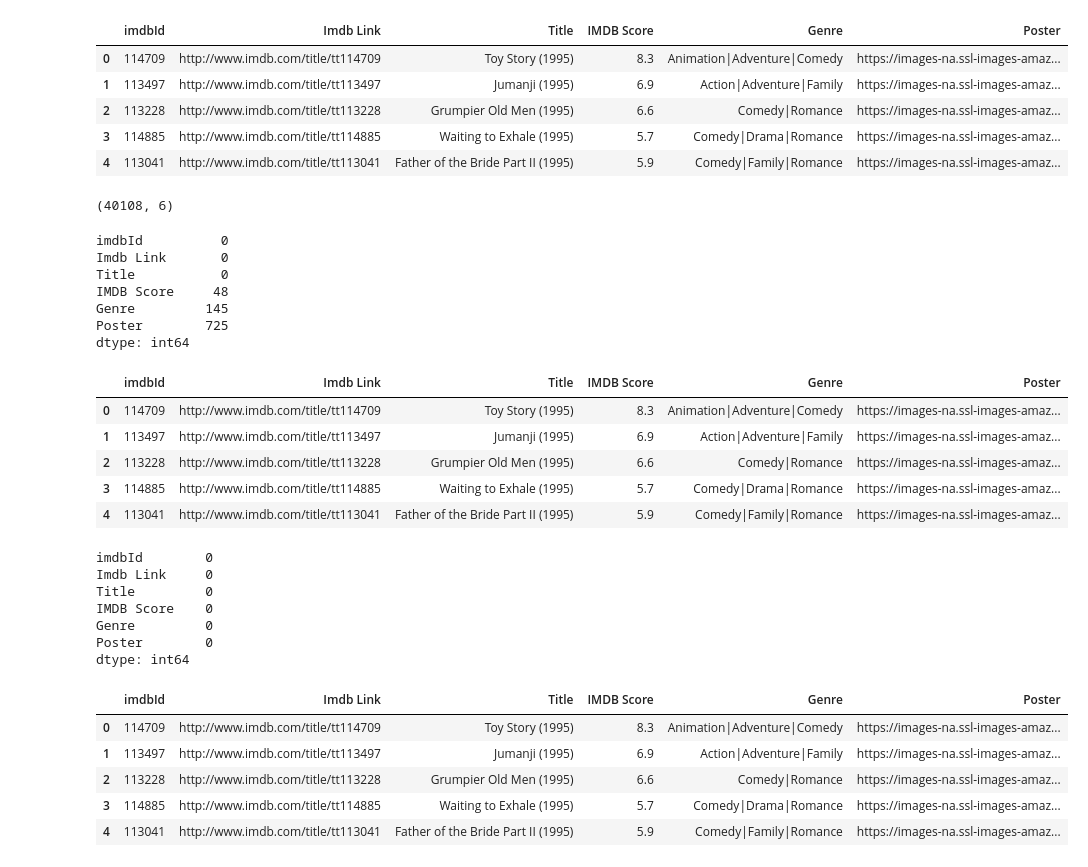
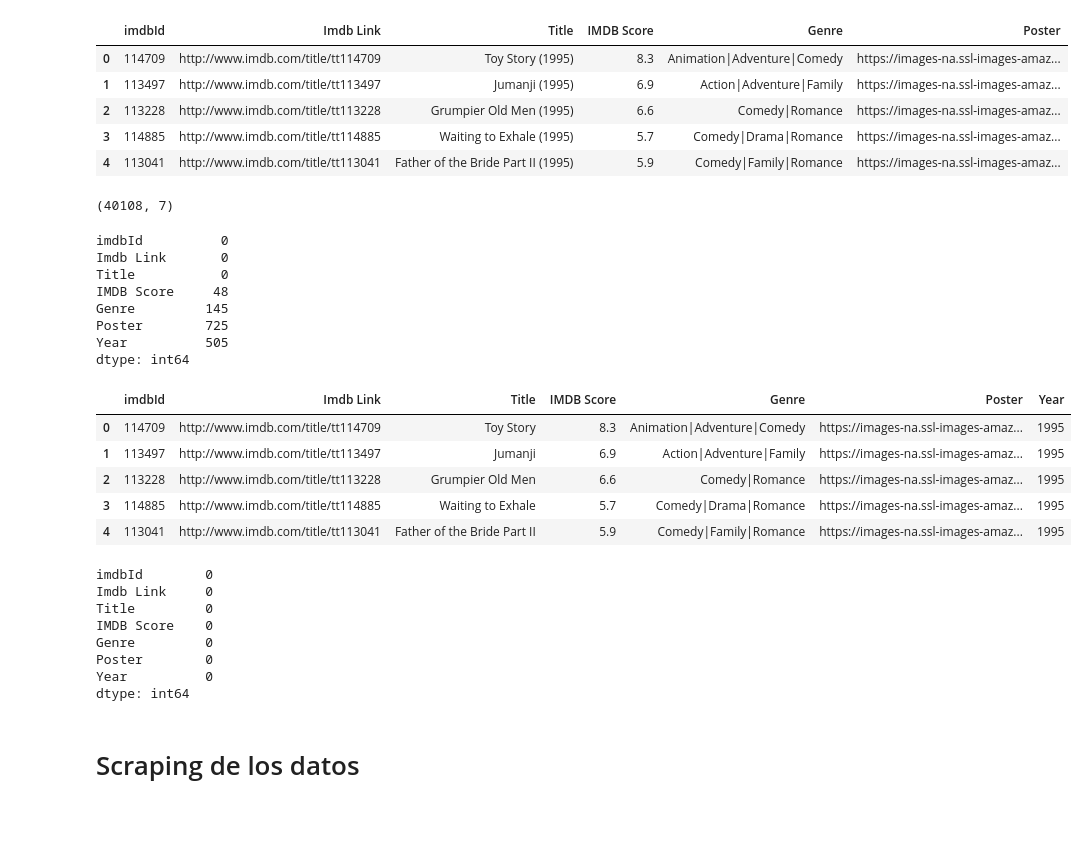
Before and after one commit to renzozuniga/MachineLearningTA, a Jupyter notebook: WebScraping-Test.ipynb, the cells around one changed output. Drawn from its saved outputs; the diff is of its cells as text; code cells hidden in the pictures; blank space fills up the shorter version.

Commit message:
Add image and bow dataset

```diff
--- a/WebScraping-Test.ipynb
+++ b/WebScraping-Test.ipynb
@@ -15,33 +16,50 @@ data.head()
 | 2 | 113228 | http://www.imdb.com/title/tt113228 | Grumpier Old Men (1995) | 6.6 | Comedy|Romance | https://images-na.ssl-images-amaz... |
 | 3 | 114885 | http://www.imdb.com/title/tt114885 | Waiting to Exhale (1995) | 5.7 | Comedy|Drama|Romance | https://images-na.ssl-images-amaz... |
 | 4 | 113041 | http://www.imdb.com/title/tt113041 | Father of the Bride Part II (1995) | 5.9 | Comedy|Family|Romance | https://images-na.ssl-images-amaz... |
+# %%
+# Se separa la informacion de Titulo y año
+titles = []
+years = []
+
+for title in data['Title']:
+    try:
+        years.append(re.findall(r'\((.*?)\)', title)[0])
+        titles.append(title[:-6].strip())
+    except:
+        years.append(None)
+        titles.append(title)
+
+data['Title'] = titles
+data['Year'] = years
 # %%
 print(data.shape)
 data.isnull().sum()
 # %% [output]
-(40108, 6)
+(40108, 7)
 imdbId          0
 Imdb Link       0
 Title           0
 IMDB Score     48
 Genre         145
 Poster        725
+Year          505
 dtype: int64
 # %%
 # Se remueven las peliculas que no cuentan con alguno de los datos especificados
 # Como la cantidad a eliminar es mucho menor a la cantidad total de los datos,
 # se considera que el resultado total no se ve afectado en gran medida.
 data = data.dropna(subset=["Genre"])
 data = data.dropna(subset=["Poster"])
 data = data.dropna(subset=["IMDB Score"])
+data = data.dropna(subset=["Year"])
 data.head()
 # %% [output]
-|  | imdbId | Imdb Link | Title | IMDB Score | Genre | Poster |
-| 0 | 114709 | http://www.imdb.com/title/tt114709 | Toy Story (1995) | 8.3 | Animation|Adventure|Comedy | https://images-na.ssl-images-amaz... |
-| 1 | 113497 | http://www.imdb.com/title/tt113497 | Jumanji (1995) | 6.9 | Action|Adventure|Family | https://images-na.ssl-images-amaz... |
-| 2 | 113228 | http://www.imdb.com/title/tt113228 | Grumpier Old Men (1995) | 6.6 | Comedy|Romance | https://images-na.ssl-images-amaz... |
-| 3 | 114885 | http://www.imdb.com/title/tt114885 | Waiting to Exhale (1995) | 5.7 | Comedy|Drama|Romance | https://images-na.ssl-images-amaz... |
-| 4 | 113041 | http://www.imdb.com/title/tt113041 | Father of the Bride Part II (1995) | 5.9 | Comedy|Family|Romance | https://images-na.ssl-images-amaz... |
+|  | imdbId | Imdb Link | Title | IMDB Score | Genre | Poster | Year |
+| 0 | 114709 | http://www.imdb.com/title/tt114709 | Toy Story | 8.3 | Animation|Adventure|Comedy | https://images-na.ssl-images-amaz... | 1995 |
+| 1 | 113497 | http://www.imdb.com/title/tt113497 | Jumanji | 6.9 | Action|Adventure|Family | https://images-na.ssl-images-amaz... | 1995 |
+| 2 | 113228 | http://www.imdb.com/title/tt113228 | Grumpier Old Men | 6.6 | Comedy|Romance | https://images-na.ssl-images-amaz... | 1995 |
+| 3 | 114885 | http://www.imdb.com/title/tt114885 | Waiting to Exhale | 5.7 | Comedy|Drama|Romance | https://images-na.ssl-images-amaz... | 1995 |
+| 4 | 113041 | http://www.imdb.com/title/tt113041 | Father of the Bride Part II | 5.9 | Comedy|Family|Romance | https://images-na.ssl-images-amaz... | 1995 |
 # %%
 data.isnull().sum()
 # %% [output]
@@ -51,17 +69,12 @@ Title         0
 IMDB Score    0
 Genre         0
 Poster        0
+Year          0
 dtype: int64
 # %%
 data = data[:20]
-data.head()
-# %% [output]
-|  | imdbId | Imdb Link | Title | IMDB Score | Genre | Poster |
-| 0 | 114709 | http://www.imdb.com/title/tt114709 | Toy Story (1995) | 8.3 | Animation|Adventure|Comedy | https://images-na.ssl-images-amaz... |
-| 1 | 113497 | http://www.imdb.com/title/tt113497 | Jumanji (1995) | 6.9 | Action|Adventure|Family | https://images-na.ssl-images-amaz... |
-| 2 | 113228 | http://www.imdb.com/title/tt113228 | Grumpier Old Men (1995) | 6.6 | Comedy|Romance | https://images-na.ssl-images-amaz... |
-| 3 | 114885 | http://www.imdb.com/title/tt114885 | Waiting to Exhale (1995) | 5.7 | Comedy|Drama|Romance | https://images-na.ssl-images-amaz... |
-| 4 | 113041 | http://www.imdb.com/title/tt113041 | Father of the Bride Part II (1995) | 5.9 | Comedy|Family|Romance | https://images-na.ssl-images-amaz... |
+# %% [markdown]
+# Scraping de los datos
 # %%
 # Se obtendrá el director, escritor y cast por medio de un Scraping de la pag. de IMDB
 # Por último, se obtendrá el resumen como data de texto.
```
Also changed, not shown: parts of 17 cells of this notebook, 2 other files.
